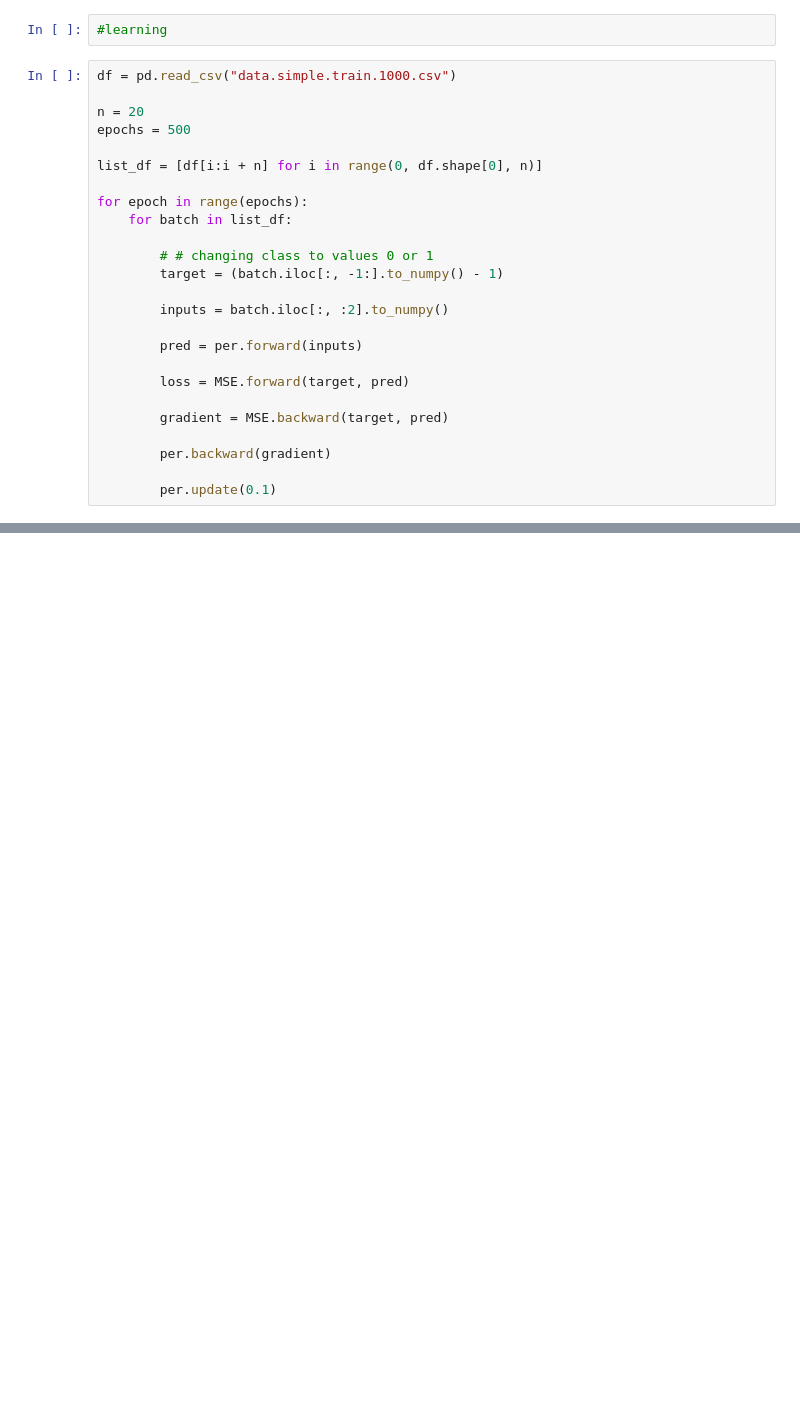
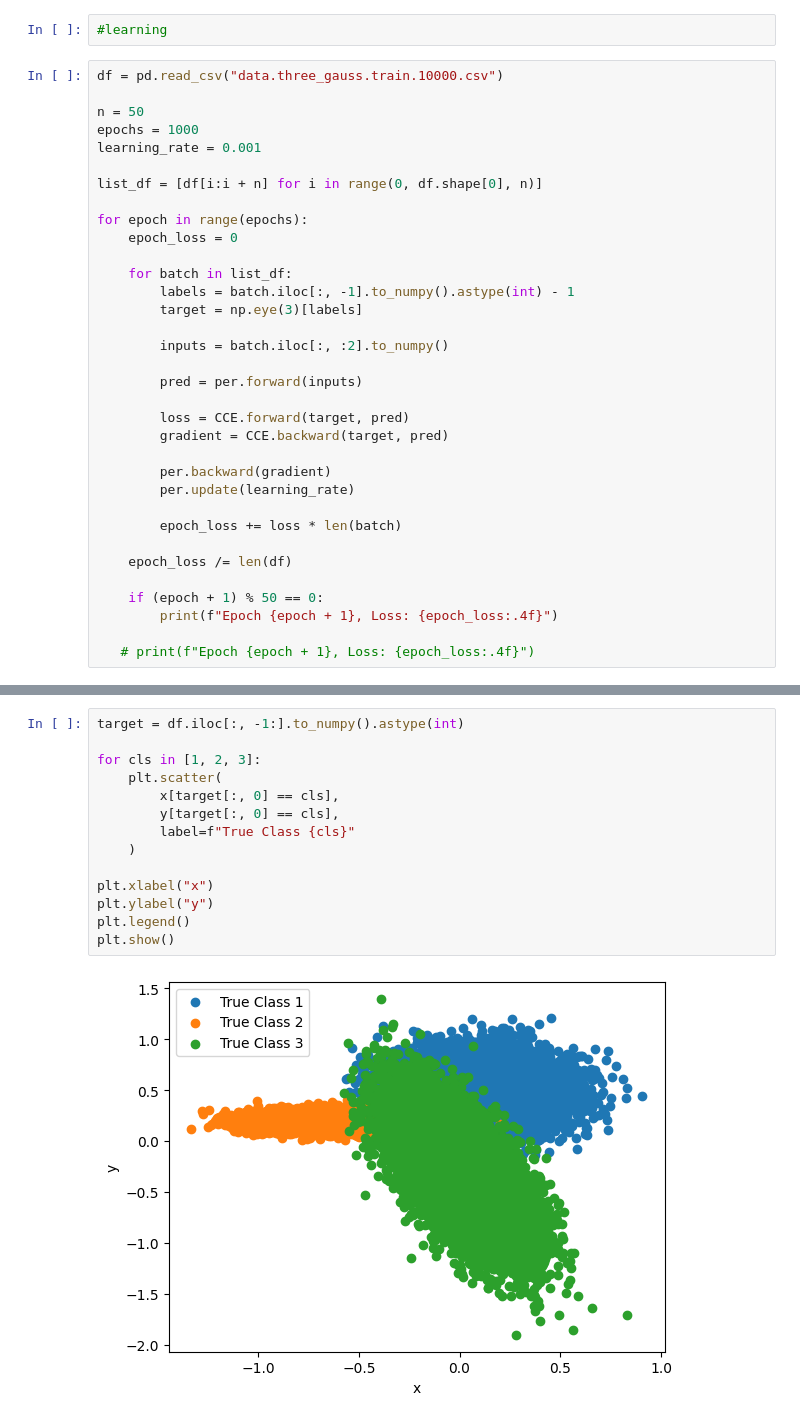
Before and after one commit to Patrix2004/neural_network_project, a Jupyter notebook: lab1.ipynb, the cells around one changed output, grey strips where cells are left out. Cells and saved outputs as stored; diff of their text form; blank space fills up the shorter version.

```diff
--- a/lab1.ipynb
+++ b/lab1.ipynb
@@ -143,27 +217,36 @@ per = Network(
 # %%
 #learning
 # %%
-df = pd.read_csv("data.simple.train.1000.csv")
+df = pd.read_csv("data.three_gauss.train.10000.csv")
 
-n = 20
-epochs = 500
+n = 50
+epochs = 1000
+learning_rate = 0.001
 
 list_df = [df[i:i + n] for i in range(0, df.shape[0], n)]
 
 for epoch in range(epochs):
+    epoch_loss = 0
+
     for batch in list_df:
-
-        # # changing class to values 0 or 1
-        target = (batch.iloc[:, -1:].to_numpy() - 1)
+        labels = batch.iloc[:, -1].to_numpy().astype(int) - 1
+        target = np.eye(3)[labels]
 
         inputs = batch.iloc[:, :2].to_numpy()
 
         pred = per.forward(inputs)
 
-        loss = MSE.forward(target, pred)
-
-        gradient = MSE.backward(target, pred)
+        loss = CCE.forward(target, pred)
+        gradient = CCE.backward(target, pred)
 
         per.backward(gradient)
+        per.update(learning_rate)
 
-        per.update(0.1)
+        epoch_loss += loss * len(batch)
+
+    epoch_loss /= len(df)
+
+    if (epoch + 1) % 50 == 0:
+        print(f"Epoch {epoch + 1}, Loss: {epoch_loss:.4f}")
+
+   # print(f"Epoch {epoch + 1}, Loss: {epoch_loss:.4f}")
@@ -326,0 +365,16 @@ Weights:
+# %%
+target = df.iloc[:, -1:].to_numpy().astype(int)
+
+for cls in [1, 2, 3]:
+    plt.scatter(
+        x[target[:, 0] == cls],
+        y[target[:, 0] == cls],
+        label=f"True Class {cls}"
+    )
+
+plt.xlabel("x")
+plt.ylabel("y")
+plt.legend()
+plt.show()
+# %% [output]
+[figure, added]
```
Also changed, not shown: parts of 8 cells of this notebook.
